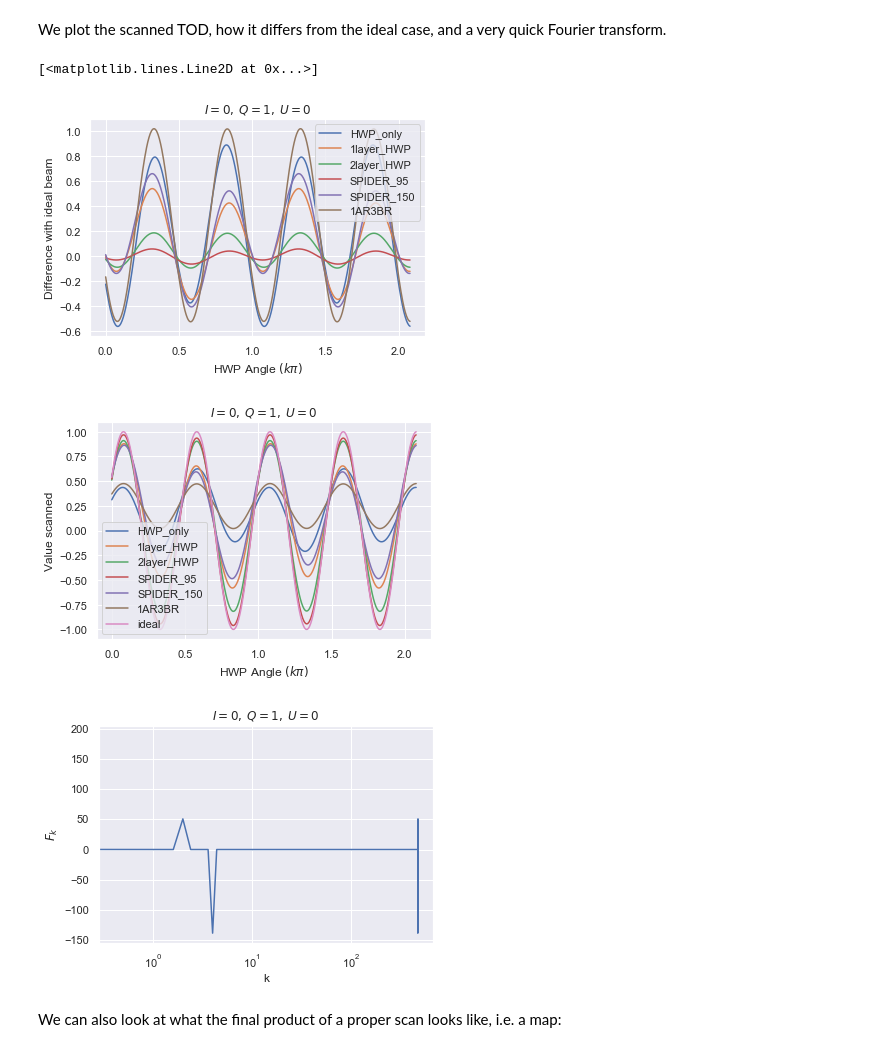
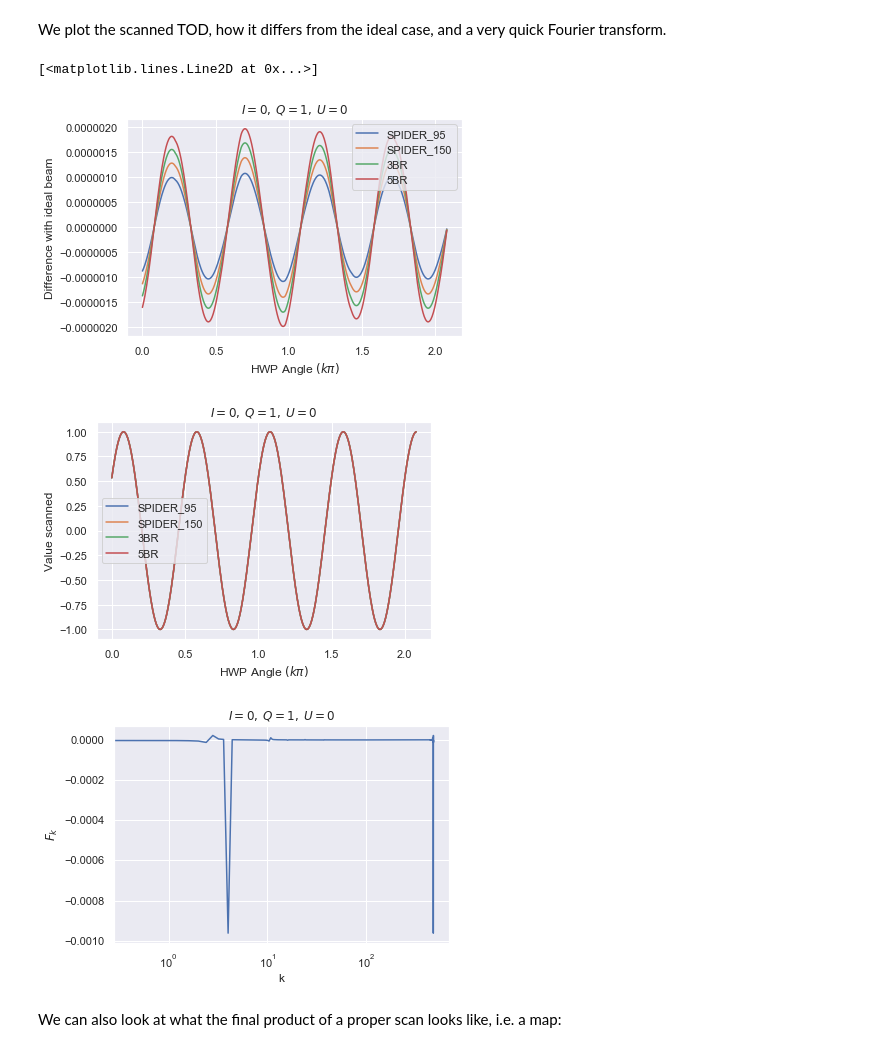
Before and after one commit to AdriJD/beamconv, a Jupyter notebook: notebooks/HWP_Class_tests.ipynb, the cells around one changed output. Cells and saved outputs as stored; diff of their text form; code cells hidden in the pictures.

```diff
--- a/notebooks/HWP_Class_tests.ipynb
+++ b/notebooks/HWP_Class_tests.ipynb
@@ -144,22 +123,0 @@ We want to estimate the gain of varous HWPs, as a function of beam frequency and
-# %%
-elevations = np.arange(0,20,.2)
-frequencies = np.arange(70, 170, 1.)
-Mis = np.zeros((elevations.size, frequencies.size,5))
-Mip = np.zeros((elevations.size,frequencies.size,5), dtype=np.complex128)
-Mipbar = np.zeros((elevations.size,frequencies.size,5), dtype=np.complex128)
-theta = 0
-psi = 0
-for i, el in enumerate(elevations):
-    beamy.el = el
-    for j, freq in enumerate(frequencies):
-        beamy.sensitive_freq = freq
-        beamy.set_HWP_values(model_name='HWP_only')
-        Mis[i,j,0], Mip[i,j,0], Mipbar[i,j,0] = beamy.get_Mueller_top_row(xi=0.0, psi=psi, theta=theta)
-        beamy.set_HWP_values(model_name='1layer_HWP')
-        Mis[i,j,1], Mip[i,j,1], Mipbar[i,j,1] = beamy.get_Mueller_top_row(xi=0.0, psi=psi, theta=theta)
-        beamy.set_HWP_values(model_name='2layer_HWP')
-        Mis[i,j,2], Mip[i,j,2], Mipbar[i,j,2] = beamy.get_Mueller_top_row(xi=0.0, psi=psi, theta=theta)
-        beamy.set_HWP_values(model_name='SPIDER_95')
-        Mis[i,j,3], Mip[i,j,3], Mipbar[i,j,3] = beamy.get_Mueller_top_row(xi=0.0, psi=psi, theta=theta)
-        beamy.set_HWP_values(model_name='SPIDER_150')
-        Mis[i,j,4], Mip[i,j,4], Mipbar[i,j,4] = beamy.get_Mueller_top_row(xi=0.0, psi=psi, theta=theta)
@@ -298,9 +183,9 @@ bideal.scan_instrument_mpi(alm, hwp_status='ideal', **scan_opts)
 # %% [markdown]
 We do the same scan for the non-ideal HWPs, this time setting hwp_status to 'non-ideal' (the default value). We store the time ordered data.
 # %%
-hwp_models = ('HWP_only', '1layer_HWP', '2layer_HWP', 'SPIDER_95', 'SPIDER_150', '1AR3BR')
+hwp_models = ('SPIDER_95', 'SPIDER_150', '3BR', '5BR')
 freq=95.
-tod_res = np.zeros((6, bideal.tod.size))
+tod_res = np.zeros((4, bideal.tod.size))
 
 for i, hwp_model in enumerate(hwp_models):
     hwp = Beam().hwp()
@@ -324,7 +209,7 @@ for i, hwp_model in enumerate(hwp_models):
     bnideal.create_focal_plane(nrow=1, ncol=1, fov=3, no_pairs=True,**beam_opts)
 
     # Scan
-    bnideal.scan_instrument_mpi(alm, hwp_status='non-ideal', muell_mat_model='simple', **scan_opts)
+    bnideal.scan_instrument_mpi(alm, **scan_opts)
     tod_res[i,:] = bnideal.tod
 # %% [markdown]
 We plot the scanned TOD, how it differs from the ideal case, and a very quick Fourier transform.
@@ -332,42 +217,38 @@ We plot the scanned TOD, how it differs from the ideal case, and a very quick Fo
 plt.figure(1)
 plt.title(r'$I=0,\:Q=1, \:U=0$')
 plt.plot(np.arange(500)*fhwp_rot/fsamp *2 ,tod_res[0,:500]-bideal.tod[:500])
 plt.plot(np.arange(500)*fhwp_rot/fsamp *2 ,tod_res[1,:500]-bideal.tod[:500])
 plt.plot(np.arange(500)*fhwp_rot/fsamp *2 ,tod_res[2,:500]-bideal.tod[:500])
 plt.plot(np.arange(500)*fhwp_rot/fsamp *2 ,tod_res[3,:500]-bideal.tod[:500])
-plt.plot(np.arange(500)*fhwp_rot/fsamp *2 ,tod_res[4,:500]-bideal.tod[:500])
-plt.plot(np.arange(500)*fhwp_rot/fsamp *2 ,tod_res[5,:500]-bideal.tod[:500])
+
 plt.xlabel(r'HWP Angle $( k\pi)$')
 plt.ylabel('Difference with ideal beam')
 #plt.ylabel('Difference with ideal hwp for Spider 150 hwp')
 plt.legend(hwp_models)
 
 plt.figure(2)
 plt.title(r'$I=0,\:Q=1,\:U=0$')
 plt.plot(np.arange(500)*fhwp_rot/fsamp *2 ,tod_res[0,:500])
 plt.plot(np.arange(500)*fhwp_rot/fsamp *2 ,tod_res[1,:500])
 plt.plot(np.arange(500)*fhwp_rot/fsamp *2 ,tod_res[2,:500])
 plt.plot(np.arange(500)*fhwp_rot/fsamp *2 ,tod_res[3,:500])
-plt.plot(np.arange(500)*fhwp_rot/fsamp *2 , tod_res[4,:500])
-plt.plot(np.arange(500)*fhwp_rot/fsamp *2 , tod_res[5,:500])
-plt.plot(np.arange(500)*fhwp_rot/fsamp *2 , bideal.tod[:500])
 
 plt.xlabel(r'HWP Angle $(k\pi)$')
 plt.ylabel('Value scanned')
 plt.legend(hwp_models+('ideal',))
 #plt.legend(('SPIDER_150','ideal'))
 
 plt.figure(3)
 plt.title(r'$I=0,\:Q=1,\:U=0$')
 xf = np.linspace(0.0, 1.0/(fhwp_rot/fsamp), bideal.tod.size)
 plt.xlabel('k')
 plt.ylabel(r'$F_k$')
-plt.semilogx(xf, fft(tod_res[4,:]-bideal.tod))
+plt.semilogx(xf, fft(tod_res[3,:]-bideal.tod))
 # %% [output]
 [<matplotlib.lines.Line2D at 0x...>]
-[figure, old version]
+[figure, new version]
-[figure, old version]
+[figure, new version]
-[figure, old version]
+[figure, new version]
 # %% [markdown]
 We can also look at what the final product of a proper scan looks like, i.e. a map:
 # %% [markdown]
```
Also changed, not shown: parts of 49 cells of this notebook, 7 other files.
